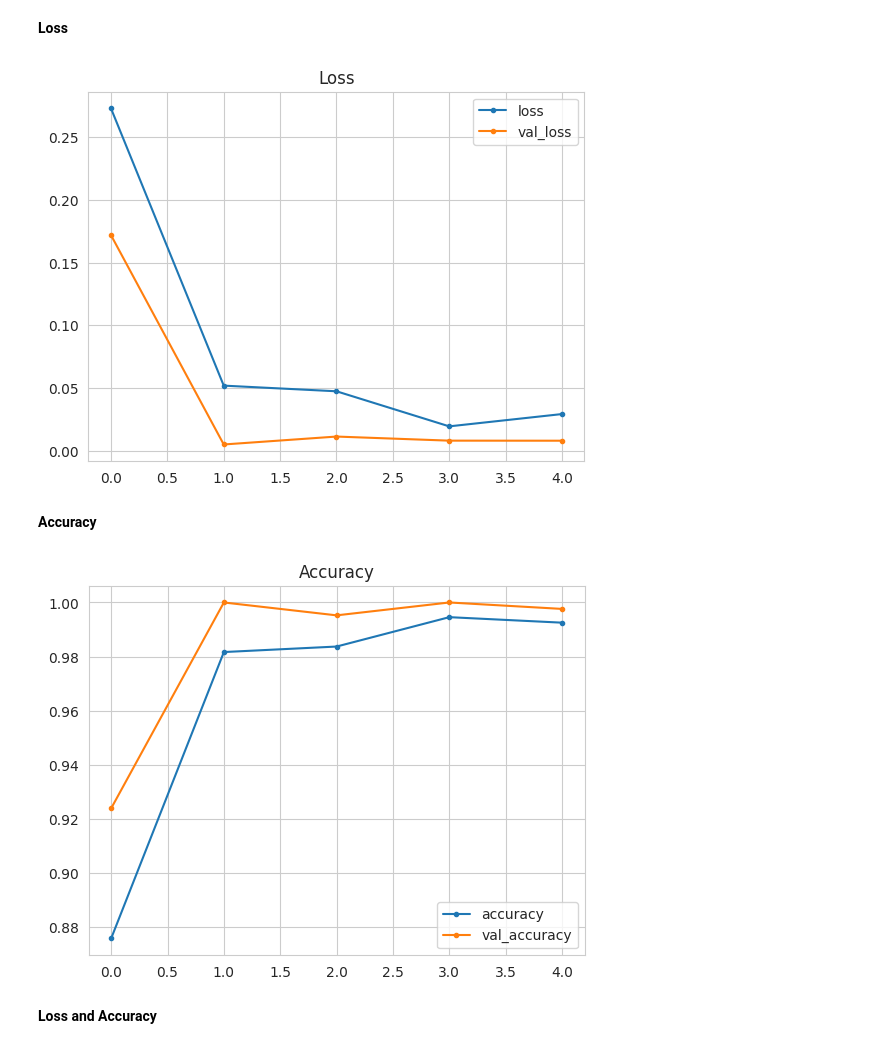
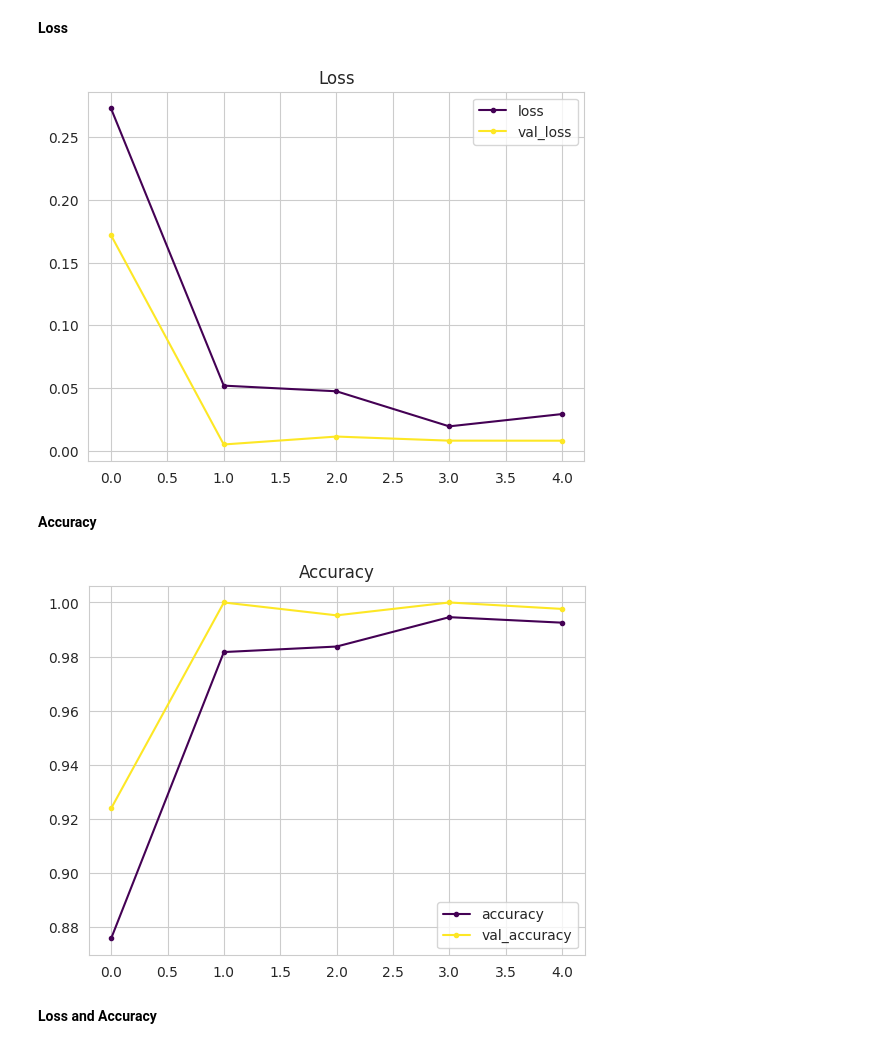
Before and after one commit to NixTS/ml-mildew-detection-in-cherry-leaves, a Jupyter notebook: jupyter_notebooks/nb-3_modelling-and-evaluation.ipynb, the cells around one changed output. Saved outputs shown, nothing was run; the diff lists cells and outputs as text; code cells hidden in the pictures.

```diff
--- a/jupyter_notebooks/nb-3_modelling-and-evaluation.ipynb
+++ b/jupyter_notebooks/nb-3_modelling-and-evaluation.ipynb
@@ -468,19 +468,19 @@ losses = pd.DataFrame(model.history.history)
 # %% [markdown]
 **Loss**
 # %%
-losses[['loss', 'val_loss']].plot(style='.-')
+losses[['loss', 'val_loss']].plot(style='.-', cmap='viridis')
 plt.title("Loss")
 
 plt.savefig(f'{file_path}/model_loss_training.png',
             bbox_inches='tight', dpi=150)
 
 plt.show()
 # %% [output]
-[figure, old version]
+[figure, new version]
 # %% [markdown]
 **Accuracy**
 # %%
-losses[['accuracy', 'val_accuracy']].plot(style='.-')
+losses[['accuracy', 'val_accuracy']].plot(style='.-', cmap='viridis')
 plt.title("Accuracy")
 
 plt.savefig(f'{file_path}/model_accuracy_training.png',
@@ -488,7 +488,7 @@ plt.savefig(f'{file_path}/model_accuracy_training.png',
 
 plt.show()
 # %% [output]
-[figure, old version]
+[figure, new version]
 # %% [markdown]
 **Loss and Accuracy**
 # %% [markdown]
```
Also changed, not shown: parts of 4 cells of this notebook, 6 other files.
